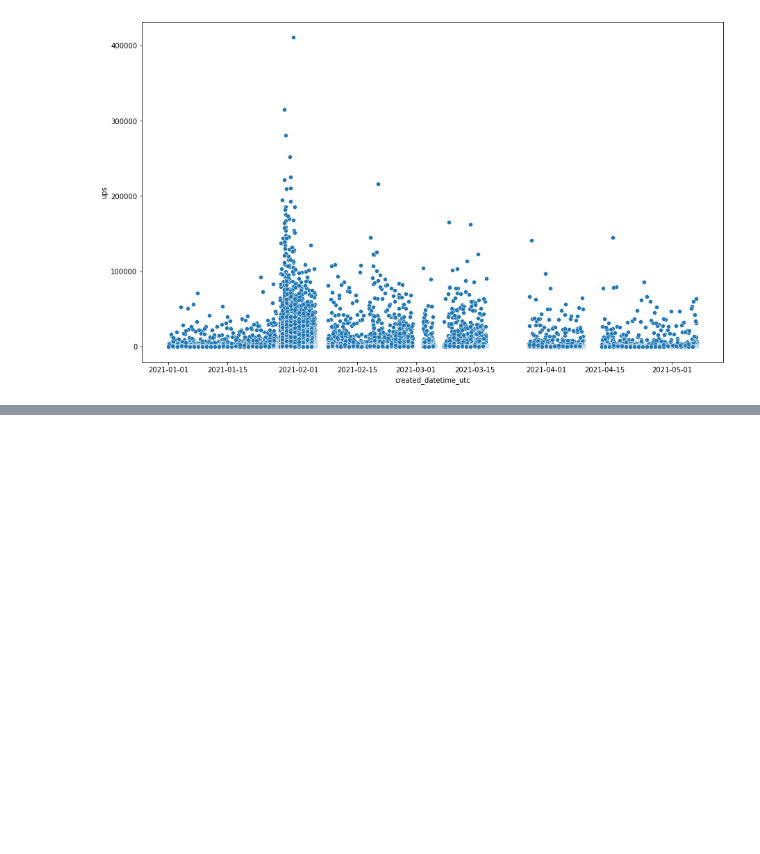
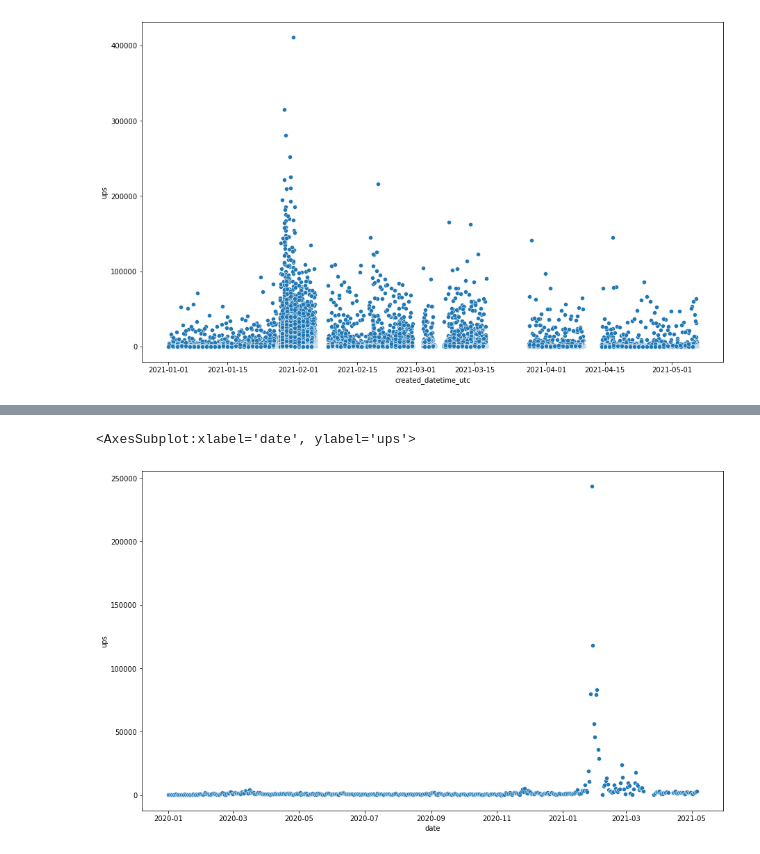
Before and after one commit to ElleNajt/ErdosInstitute-SIG_Project, a Jupyter notebook: ExploratoryDataAnalysis/Timeseries.ipynb, the cells around one changed output, grey strips where cells are left out. Saved outputs shown, nothing was run; the diff lists cells and outputs as text; code cells hidden in the pictures; blank space fills up the shorter version.

```diff
--- a/ExploratoryDataAnalysis/Timeseries.ipynb
+++ b/ExploratoryDataAnalysis/Timeseries.ipynb
@@ -81,0 +93,9 @@ sns.scatterplot(ax=ax, data = wsb[wsb["ups"] >= 40], x = "created_datetime_utc",
+# %%
+
+agged = wsb[wsb.ups <= 10][['date', 'ups']].groupby("date").agg("sum")
+# %%
+fig, ax = plt.subplots(figsize=(15, 9))
+sns.scatterplot(ax=ax, data = agged, x = "date", y = "ups")
+# %% [output]
+<AxesSubplot:xlabel='date', ylabel='ups'>
+[figure, added]
```
Also changed, not shown: parts of 11 cells of this notebook, 5 other files.
